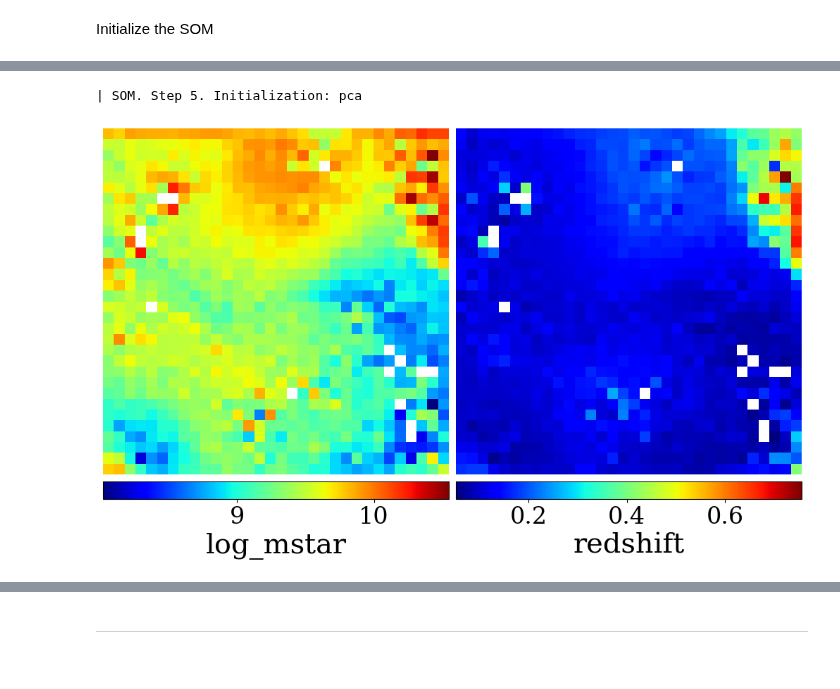
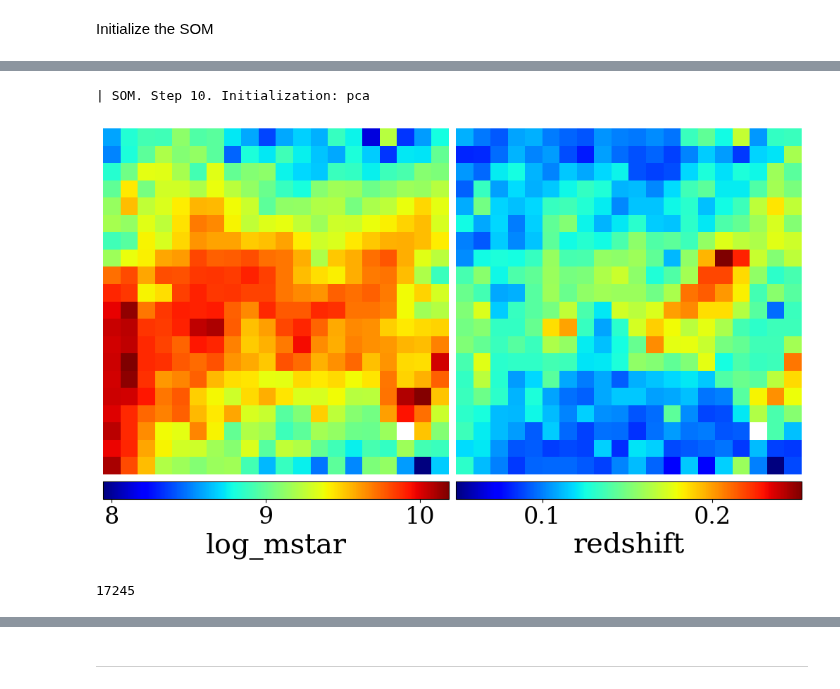
Before and after one commit to lsajkov/strw_mpdg, a Jupyter notebook: mpdg_run_som.ipynb, the cells around one changed output, grey strips where cells are left out. Saved outputs shown, nothing was run; the diff lists cells and outputs as text; code cells hidden in the pictures.

Commit message:
fixed labeling & made DESI cuts

```diff
--- a/mpdg_run_som.ipynb
+++ b/mpdg_run_som.ipynb
@@ -77,16 +79,17 @@ SOM = SelfOrganizingMap(
     error_thresh           = error_thresh
 )
 # %%
-data_cut = 40000 #use up to this much of the data (-1 for entire dataset)
+data_cut = 30000 #use up to this much of the data (-1 for entire dataset)
 randomized_idx = np.arange(0, len(input_data))
 np.random.shuffle(randomized_idx)
-randomized_idx = randomized_idx[:data_cut]
+randomized_data_idx  = randomized_idx[:data_cut]
+randomized_label_idx = randomized_idx[data_cut:]
 
-SOM.load_data(input_data[randomized_idx],
-              variable_names = ['g-r', 'u-g', 'r-i'])#, 'u-r'])
+SOM.load_data(input_data[randomized_data_idx],
+              variable_names = ['r_mag', 'g-r', 'u-g', 'r-i'])#, 'u-r'])
 SOM.normalize_data()
 
-SOM.load_standard_deviations(input_stds[randomized_idx])
+SOM.load_standard_deviations(input_stds[randomized_data_idx])
 SOM.normalize_standard_deviations()
 
 SOM.data_statistics()
@@ -132,3 +140,8 @@ KeyboardInterrupt:
+# %%
+#Load trained map instead
+SOM.weights_map = np.load('/data2/lsajkov/mpdg/saved_soms/weights.npy',
+                          allow_pickle = True)
+SOM.step = 10
 # %%
 #Visualize the SOM after training
 SOM.show_map(cmap = 'jet')
@@ -142,20 +151,26 @@ len(input_labels[-int(data_cut):])
-# %%
-iteration_map = np.nditer(np.full(SOM.mapsize, 0), flags = ['multi_index'])
-for _ in iteration_map:
-    for i in range(SOM.labels_dim):
-        if np.sum(SOM.labeled_map[*iteration_map.multi_index][i]) == 0.:
-            SOM.labeled_map[*iteration_map.multi_index][i] = np.full(SOM.pdr, np.nan)
 # %%
 #Label the cells in the map with external parameters. Visualize the labeled map.
 # SOM.load_labeling_data(input_labels[-int(data_cut):],
-SOM.load_labeling_data(input_labels,
+
+# for i, var in enumerate(SOM.normalization_params):
+#     input_labels[:, i] -= SOM.normalization_params[var]['min']
+#     input_labels[:, i] /= (SOM.normalization_params[var]['max'] - SOM.normalization_params[var]['min'])
+
+#     print(input_label_stds.keys()[i], var)
+
+#     input_label_stds[input_label_stds.keys()[i]] /= (SOM.normalization_params[var]['max'] - SOM.normalization_params[var]['min'])
+
+SOM.load_labeling_data(input_labels[randomized_label_idx],
                        parameter_names = ['log_mstar', 'redshift'])
 SOM.normalize_labeling_data()
 
-SOM.label_map()
+SOM.load_labeling_standard_deviations(input_stds[randomized_label_idx])
+SOM.normalize_labeling_standard_deviations()
+
+SOM.label_map(pdr = 1000)
 
 SOM.show_map(show_labeled = True,
              cmap = 'jet')
 # %% [output]
-| SOM. Step 5. Initialization: pca
+| SOM. Step 10. Initialization: pca
-[figure, old version]
+[figure, new version]
@@ -168,0 +177,4 @@ print(f'The median occupancy of an occupied cell is: {np.nanmedian(cell_histogra
+# %%
+len(SOM.labeling_data)
+# %% [output]
+17245
```
Also changed, not shown: parts of 20 cells of this notebook, 5 other files.
